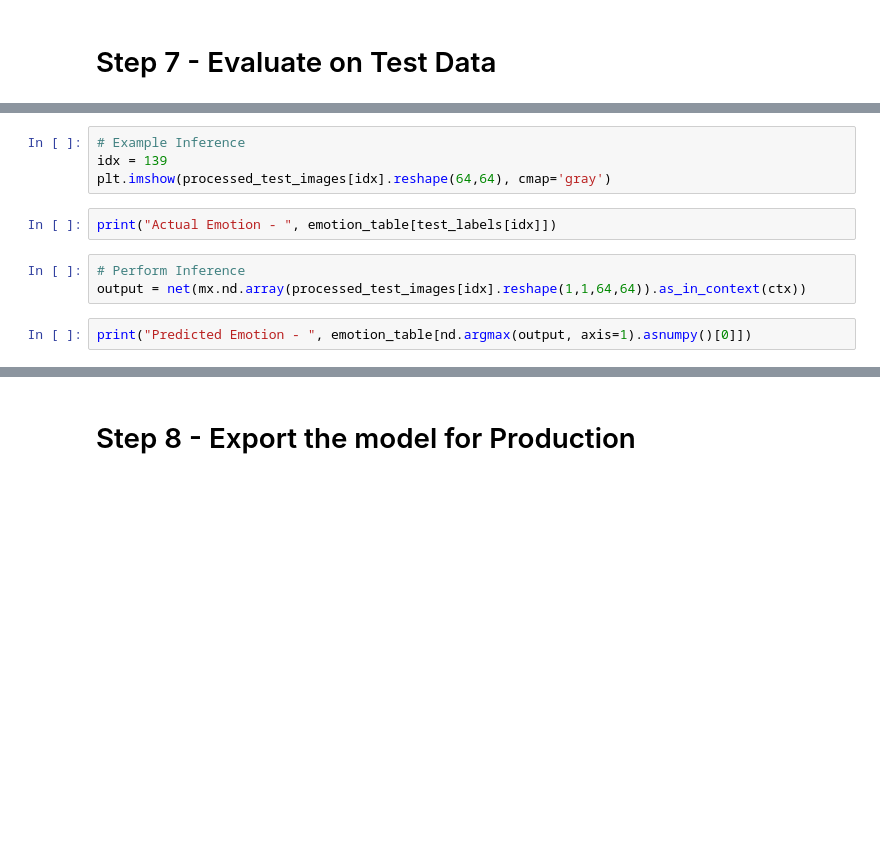
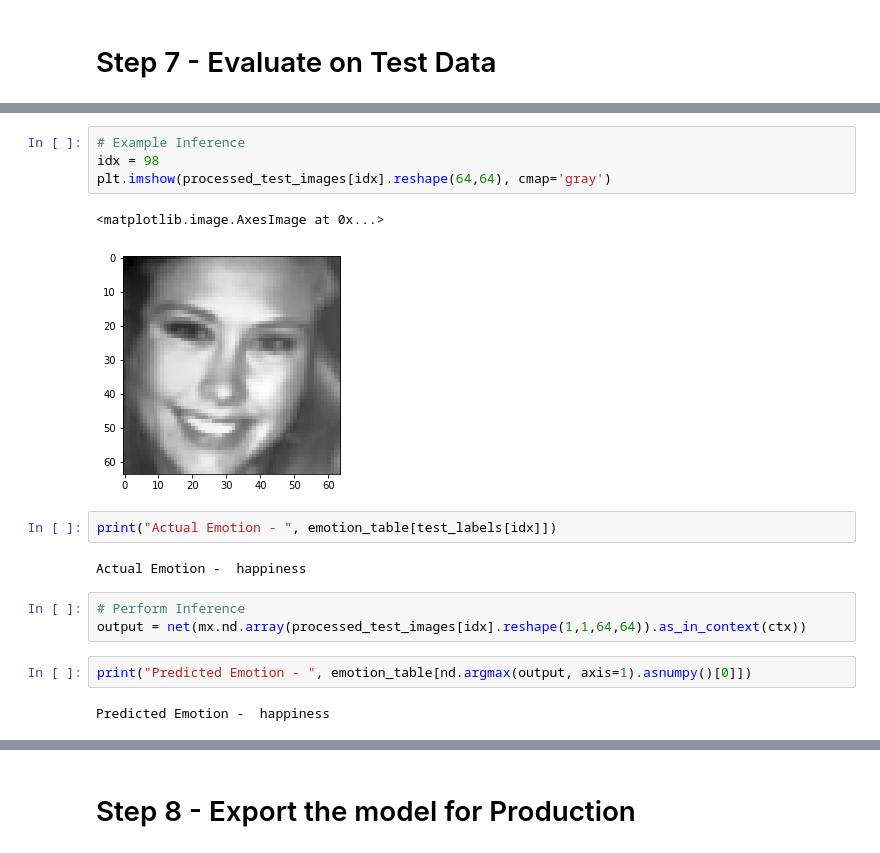
Before and after one commit to TalkAI/facial-emotion-recognition-gluon, a Jupyter notebook: notebooks/Gluon_FERPlus.ipynb, the cells around one changed output, grey strips where cells are left out. Saved outputs shown, nothing was run; the diff lists cells and outputs as text; blank space fills up the shorter version.

```diff
--- a/notebooks/Gluon_FERPlus.ipynb
+++ b/notebooks/Gluon_FERPlus.ipynb
@@ -234,14 +268,21 @@ fg2.legend([p1, p2], ['training accuracy', 'validation accuracy'],fontsize=14)
 # %%
 # Example Inference
-idx = 139
+idx = 98
 plt.imshow(processed_test_images[idx].reshape(64,64), cmap='gray')
+# %% [output]
+<matplotlib.image.AxesImage at 0x...>
+[figure, added]
 # %%
 print("Actual Emotion - ", emotion_table[test_labels[idx]])
+# %% [output]
+Actual Emotion -  happiness
 # %%
 # Perform Inference
 output = net(mx.nd.array(processed_test_images[idx].reshape(1,1,64,64)).as_in_context(ctx))
 # %%
 print("Predicted Emotion - ", emotion_table[nd.argmax(output, axis=1).asnumpy()[0]])
+# %% [output]
+Predicted Emotion -  happiness
 # %% [markdown]
 ![image.png](../assets/inference_wf.png)
 # %% [markdown]
```
Also changed, not shown: parts of 9 cells of this notebook.
